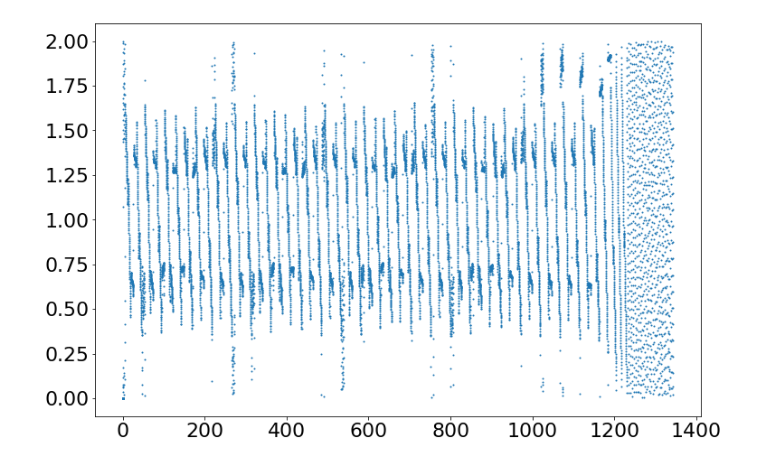
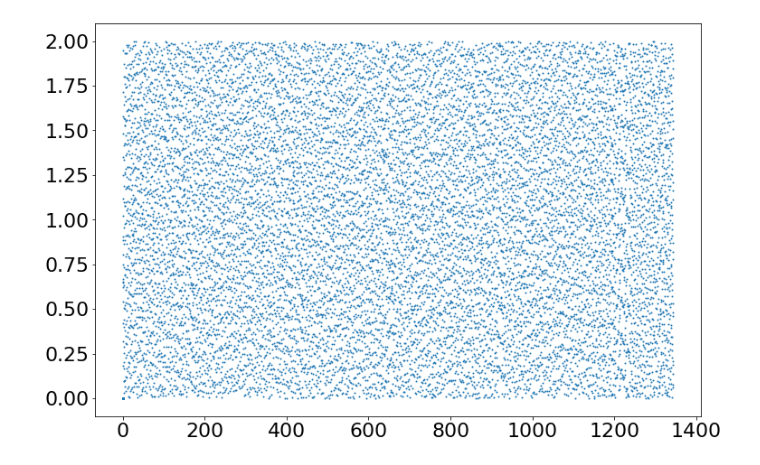
Before and after one commit to lijiaru0305/Hill-friction, a Jupyter notebook: revise-plots/resonance.ipynb, the cells around one changed output. Cells and saved outputs as stored; diff of their text form; code cells hidden in the pictures.

Commit message:
fix plots

```diff
--- a/revise-plots/resonance.ipynb
+++ b/revise-plots/resonance.ipynb
@@ -28,35 +28,35 @@ for i in [3]:
     #p12_data = np.load('./data/res-res/m5K3%1d.npy'%i)
     p12_data = np.load('./data/res-res/orbit_time_000.npy')
 
     t = p12_data[:,0,0]
     de = p12_data[2:,1,2] - p12_data[:-2,1,2]
     phi = (p12_data[1:-1,1,5] - p12_data[1:-1,1,3])%(2*np.pi)
     dM = ((p12_data[:,0,5]%(2*np.pi) - p12_data[:,1,5]%(2*np.pi)))%(2*np.pi)
     #tmax = np.argmax(t[1:-1]==0)
     icon =( ((dM[2:]-dM[1:-1])*(dM[1:-1]-dM[:-2]))<0 ) * (t[1:-1]<1e1)
     #axs.scatter(phi[icon]/np.pi,de[icon],s=3)
     l0 = p12_data[:,0,5]
     l1 = p12_data[:,1,5]
     pm0 = p12_data[:,0,3] + p12_data[:,0,4]
     pm1 = p12_data[:,1,3] + p12_data[:,1,4]
-    p = 6
+    p = 12
     q = 1
     ang0 = (p+q)*l1 - p*l0 - q*pm0
     ang1 = (p+q)*l1 - p*l0 - q*pm1
     #axs.scatter(t, l1,s=1)
     #axs.scatter(t, min0To360(ang0),s=1)
     #axs.scatter(t, min180To180(ang1),s=1)
     #axs.plot(t, min180To180(ang1))
     #axs.set_ylim([-5,5])
 
     #axs.scatter(t, min0To360(ang1),s=1)
     #axs.set_xlim([0.990e5,1e5])
 
     axs.scatter(t, min0To360(ang1),s=1)
     #axs.scatter(t, min180To180(ang0))
     #axs.set_xlim([0,1e2])
 # %% [output]
-[figure, old version]
+[figure, new version]
 # %%
 ### fig,axs = plt.subplots(1,1, sharex=True, sharey=False, figsize=(8,8))
 fig.subplots_adjust(hspace=0.0)
```
Also changed, not shown: 7 other files.
